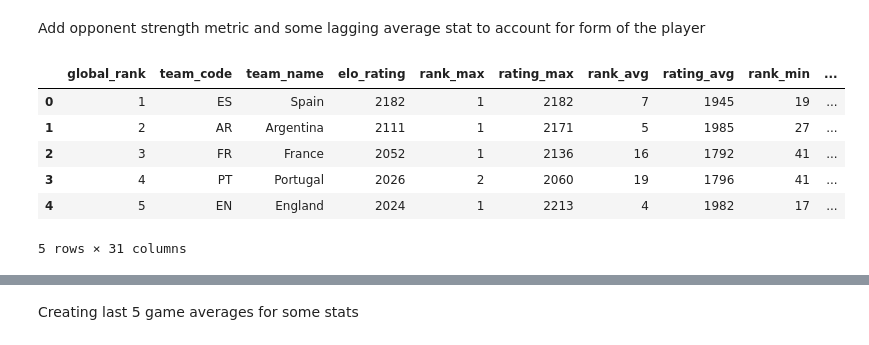
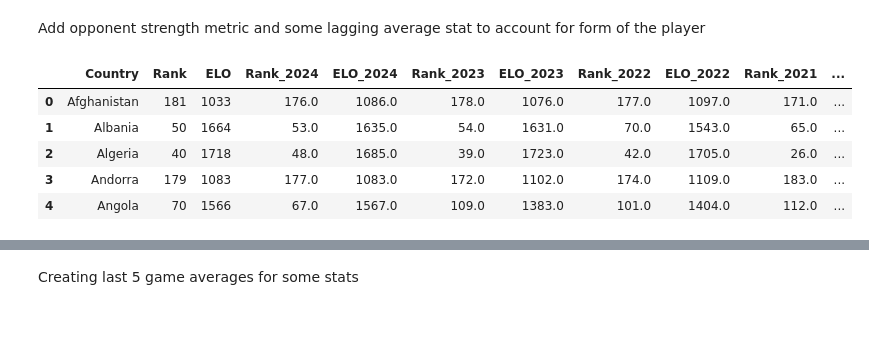
Before and after one commit to nicholaskim1004/World-Cup-Fantasy-Predictor, a Jupyter notebook: Fantast_Pt_Predictor.ipynb, the cells around one changed output, grey strips where cells are left out. Drawn from its saved outputs; the diff is of its cells as text; code cells hidden in the pictures.

```diff
--- a/Fantast_Pt_Predictor.ipynb
+++ b/Fantast_Pt_Predictor.ipynb
@@ -275,29 +277,13 @@ matches['Fantasy Points'] = fant_pts
 # %% [markdown]
 Add opponent strength metric and some lagging average stat to account for form of the player
 # %%
-team_ratings = pd.read_csv('Data/team_ratings.csv')
-
-team_ratings = team_ratings.drop('team_name',axis=1)
-
-team_ratings = team_ratings.iloc[1:].reset_index(drop=True)
-
-columns = ['global_rank', 'team_code', 'team_name', 'elo_rating',
-       'rank_max', 'rating_max', 'rank_avg', 'rating_avg', 'rank_min',
-       'rating_min', 'rank_chg_3m', 'rating_chg_3m', 'rank_chg_6m',
-       'rating_chg_6m', 'rank_chg_1y', 'rating_chg_1y', 'rank_chg_2y',
-       'rating_chg_2y', 'rank_chg_5y', 'rating_chg_5y', 'rank_chg_10y',
-       'rating_chg_10y', 'matches_total', 'matches_home', 'matches_away',
-       'matches_neutral', 'matches_wins', 'matches_losses', 'matches_draws',
-       'goals_for', 'goals_against']
-
-team_ratings.columns = columns
+team_ratings = pd.read_csv('Data/elo_ratings.csv')
 
 team_ratings.head()
 # %% [output]
-|  | global_rank | team_code | team_name | elo_rating | rank_max | rating_max | rank_avg | rating_avg | rank_min | ... |
-| 0 | 1 | ES | Spain | 2182 | 1 | 2182 | 7 | 1945 | 19 | ... |
-| 1 | 2 | AR | Argentina | 2111 | 1 | 2171 | 5 | 1985 | 27 | ... |
-| 2 | 3 | FR | France | 2052 | 1 | 2136 | 16 | 1792 | 41 | ... |
-| 3 | 4 | PT | Portugal | 2026 | 2 | 2060 | 19 | 1796 | 41 | ... |
-| 4 | 5 | EN | England | 2024 | 1 | 2213 | 4 | 1982 | 17 | ... |
+|  | Country | Rank | ELO | Rank_2024 | ELO_2024 | Rank_2023 | ELO_2023 | Rank_2022 | ELO_2022 | Rank_2021 | ... |
+| 0 | Afghanistan | 181 | 1033 | 176.0 | 1086.0 | 178.0 | 1076.0 | 177.0 | 1097.0 | 171.0 | ... |
+| 1 | Albania | 50 | 1664 | 53.0 | 1635.0 | 54.0 | 1631.0 | 70.0 | 1543.0 | 65.0 | ... |
+| 2 | Algeria | 40 | 1718 | 48.0 | 1685.0 | 39.0 | 1723.0 | 42.0 | 1705.0 | 26.0 | ... |
+| 3 | Andorra | 179 | 1083 | 177.0 | 1083.0 | 172.0 | 1102.0 | 174.0 | 1109.0 | 183.0 | ... |
+| 4 | Angola | 70 | 1566 | 67.0 | 1567.0 | 109.0 | 1383.0 | 101.0 | 1404.0 | 112.0 | ... |
-5 rows × 31 columns
```
Also changed, not shown: parts of 21 cells of this notebook.
